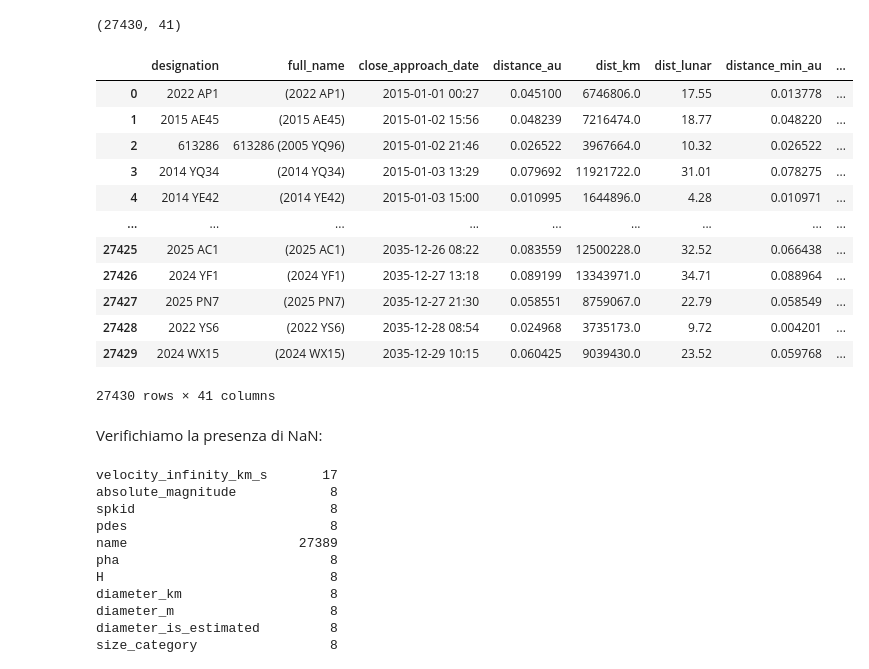
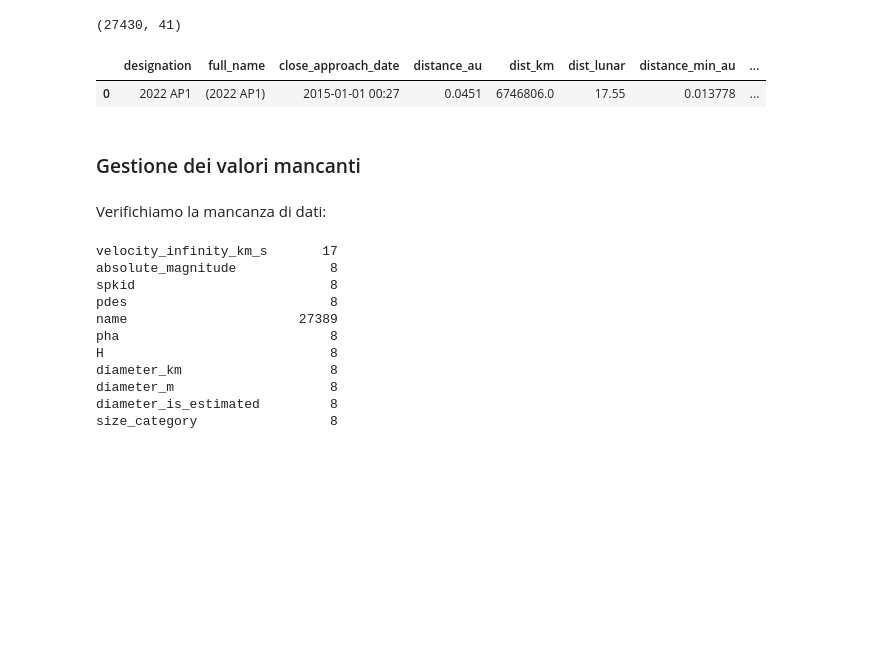
Before and after one commit to k3lly200413-2/Progetto_Nasa_Data_Intensive, a Jupyter notebook: Untitled.ipynb, the cells around one changed output. Cells and saved outputs as stored; diff of their text form; code cells hidden in the pictures; blank space fills up the shorter version.

```diff
--- a/Untitled.ipynb
+++ b/Untitled.ipynb
@@ -311,23 +341,14 @@ merged.shape
 # %% [output]
 (27430, 41)
 # %%
-merged
+merged.head(1)
 # %% [output]
 |  | designation | full_name | close_approach_date | distance_au | dist_km | dist_lunar | distance_min_au | ... |
-| 0 | 2022 AP1 | (2022 AP1) | 2015-01-01 00:27 | 0.045100 | 6746806.0 | 17.55 | 0.013778 | ... |
-| 1 | 2015 AE45 | (2015 AE45) | 2015-01-02 15:56 | 0.048239 | 7216474.0 | 18.77 | 0.048220 | ... |
-| 2 | 613286 | 613286 (2005 YQ96) | 2015-01-02 21:46 | 0.026522 | 3967664.0 | 10.32 | 0.026522 | ... |
-| 3 | 2014 YQ34 | (2014 YQ34) | 2015-01-03 13:29 | 0.079692 | 11921722.0 | 31.01 | 0.078275 | ... |
-| 4 | 2014 YE42 | (2014 YE42) | 2015-01-03 15:00 | 0.010995 | 1644896.0 | 4.28 | 0.010971 | ... |
-| ... | ... | ... | ... | ... | ... | ... | ... | ... |
-| 27425 | 2025 AC1 | (2025 AC1) | 2035-12-26 08:22 | 0.083559 | 12500228.0 | 32.52 | 0.066438 | ... |
-| 27426 | 2024 YF1 | (2024 YF1) | 2035-12-27 13:18 | 0.089199 | 13343971.0 | 34.71 | 0.088964 | ... |
-| 27427 | 2025 PN7 | (2025 PN7) | 2035-12-27 21:30 | 0.058551 | 8759067.0 | 22.79 | 0.058549 | ... |
-| 27428 | 2022 YS6 | (2022 YS6) | 2035-12-28 08:54 | 0.024968 | 3735173.0 | 9.72 | 0.004201 | ... |
-| 27429 | 2024 WX15 | (2024 WX15) | 2035-12-29 10:15 | 0.060425 | 9039430.0 | 23.52 | 0.059768 | ... |
+| 0 | 2022 AP1 | (2022 AP1) | 2015-01-01 00:27 | 0.0451 | 6746806.0 | 17.55 | 0.013778 | ... |
-27430 rows × 41 columns
+# %% [markdown]
+### Gestione dei valori mancanti
 # %% [markdown]
-Verifichiamo la presenza di NaN:
+Verifichiamo la mancanza di dati:
 # %%
 merged.isnull().sum()[merged.isnull().sum() > 0]
 # %% [output]
```
Also changed, not shown: parts of 43 cells of this notebook.
